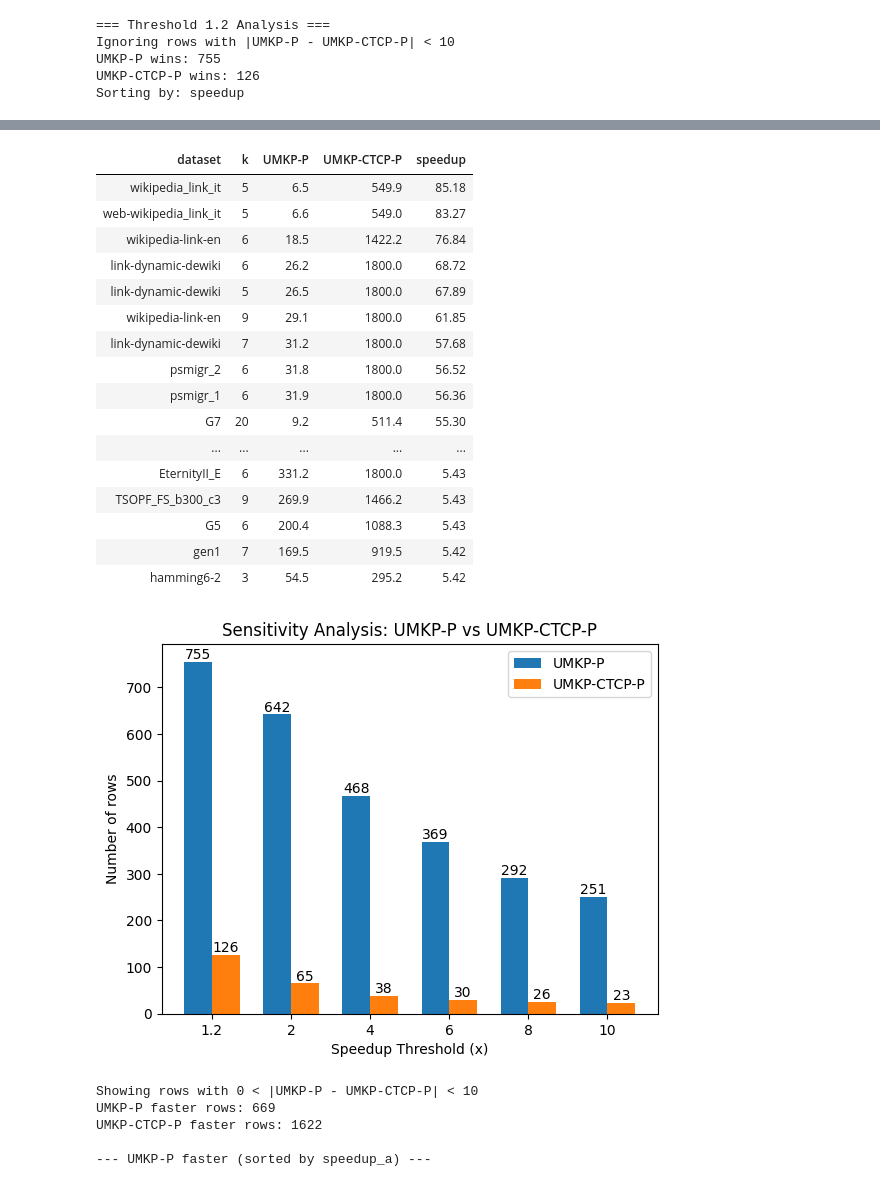
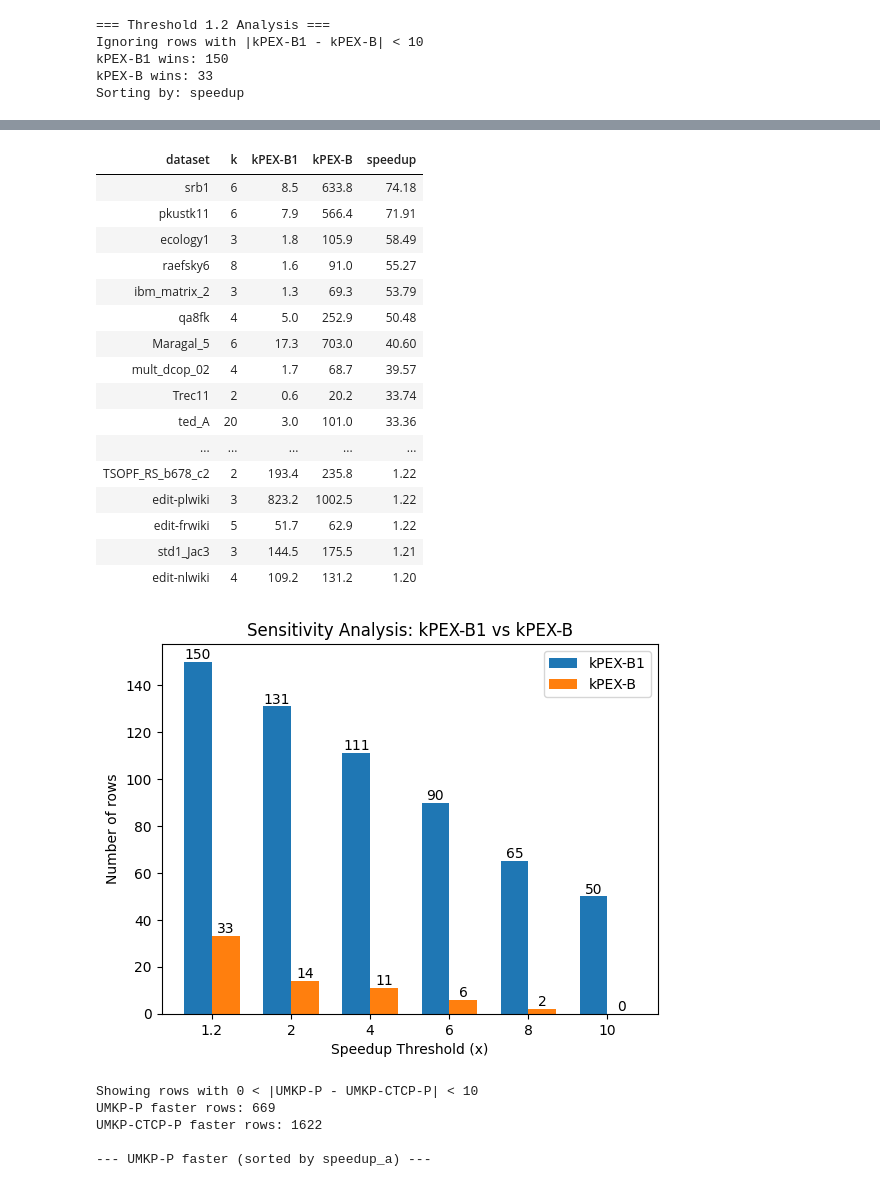
Before and after one commit to akhlaqueak/kplex-ML, a Jupyter notebook: notebooks/entire-data-algos.ipynb, the cells around one changed output, grey strips where cells are left out. Drawn from its saved outputs; the diff is of its cells as text; code cells hidden in the pictures.

```diff
--- a/notebooks/entire-data-algos.ipynb
+++ b/notebooks/entire-data-algos.ipynb
@@ -46,7 +46,7 @@ df = df.rename(columns=lambda c: c.replace("-total", ""))
 df = clean_dataframe(df)
 
 all_algos=[
-    'kPEX-S', 'kPEX-R', 'kPEX-P', 'kPEX-B', 'kPEX-MB',
+    'kPEX-S', 'kPEX-R', 'kPEX-P', 'kPEX-B', 'kPEX-MB','kPEX-B1',
     'kPEX-oriented-S', 'kPEX-oriented-R', 'kPEX-oriented-P', 'kPEX-oriented-B', 'kPEX-oriented-MB',
     'UMKP-S', 'UMKP-R', 'UMKP-P', 'UMKP-B', "UMKP-CTCP-P",
     'UMKP-oriented-S', 'UMKP-oriented-R', 'UMKP-oriented-P', 'UMKP-oriented-B',
@@ -618,7 +634,7 @@ def compare_speedups(df, col_a, col_b,
 # compare_speedups(df, "UMKP-S", "DiseMKP", min_abs_diff=10)
 # compare_speedups(df, "UMKP-CTCP-P", "Maple",  min_abs_diff=10)
 
-compare_speedups(df, "UMKP-P", "UMKP-CTCP-P",  min_abs_diff=10)
+# compare_speedups(df, "UMKP-P", "UMKP-CTCP-P",  min_abs_diff=10)
 # compare_speedups(df, "UMKP-oriented-B", "kPlexT",  min_abs_diff=10)
 # compare_speedups(df, "UMKP-P", "UMKP-CTCP-P",  min_abs_diff=10)
 # compare_speedups(df, "UMKP+-oriented-B", "kPlexT", min_abs_diff=10)
@@ -627,13 +643,13 @@ compare_speedups(df, "UMKP-P", "UMKP-CTCP-P",  min_abs_diff=10)
 
 # compare_speedups(df, "UMKP+-R", "UMKP-R", min_abs_diff=10)
 # compare_speedups(df, "UMKP+-S", "UMKP+-oriented-S", min_abs_diff=10)
-# compare_speedups(df, "kPEX-B", "kPEX-MB", min_abs_diff=10)
+compare_speedups(df, "kPEX-B1", "kPEX-B", min_abs_diff=10)
 # compare_speedups(df, "UMKP+-oriented-B", "kPlexT", min_abs_diff=10)
 # compare_speedups(df, "UMKP+-R", "UMKP+-oriented-R", min_abs_diff=10)
 # compare_speedups(df, "kPEX-orig", "kPEX", min_abs_diff=10)
 # %% [output]
 === Threshold 1.2 Analysis ===
-Ignoring rows with |UMKP-P - UMKP-CTCP-P| < 10
-UMKP-P wins: 755
-UMKP-CTCP-P wins: 126
+Ignoring rows with |kPEX-B1 - kPEX-B| < 10
+kPEX-B1 wins: 150
+kPEX-B wins: 33
 Sorting by: speedup
@@ -657,21 +673,21 @@ Sorting by: speedup
-| dataset | k | UMKP-P | UMKP-CTCP-P | speedup |
-| wikipedia_link_it | 5 | 6.5 | 549.9 | 85.18 |
-| web-wikipedia_link_it | 5 | 6.6 | 549.0 | 83.27 |
-| wikipedia-link-en | 6 | 18.5 | 1422.2 | 76.84 |
-| link-dynamic-dewiki | 6 | 26.2 | 1800.0 | 68.72 |
-| link-dynamic-dewiki | 5 | 26.5 | 1800.0 | 67.89 |
-| wikipedia-link-en | 9 | 29.1 | 1800.0 | 61.85 |
-| link-dynamic-dewiki | 7 | 31.2 | 1800.0 | 57.68 |
-| psmigr_2 | 6 | 31.8 | 1800.0 | 56.52 |
-| psmigr_1 | 6 | 31.9 | 1800.0 | 56.36 |
-| G7 | 20 | 9.2 | 511.4 | 55.30 |
+| dataset | k | kPEX-B1 | kPEX-B | speedup |
+| srb1 | 6 | 8.5 | 633.8 | 74.18 |
+| pkustk11 | 6 | 7.9 | 566.4 | 71.91 |
+| ecology1 | 3 | 1.8 | 105.9 | 58.49 |
+| raefsky6 | 8 | 1.6 | 91.0 | 55.27 |
+| ibm_matrix_2 | 3 | 1.3 | 69.3 | 53.79 |
+| qa8fk | 4 | 5.0 | 252.9 | 50.48 |
+| Maragal_5 | 6 | 17.3 | 703.0 | 40.60 |
+| mult_dcop_02 | 4 | 1.7 | 68.7 | 39.57 |
+| Trec11 | 2 | 0.6 | 20.2 | 33.74 |
+| ted_A | 20 | 3.0 | 101.0 | 33.36 |
 | ... | ... | ... | ... | ... |
-| EternityII_E | 6 | 331.2 | 1800.0 | 5.43 |
-| TSOPF_FS_b300_c3 | 9 | 269.9 | 1466.2 | 5.43 |
-| G5 | 6 | 200.4 | 1088.3 | 5.43 |
-| gen1 | 7 | 169.5 | 919.5 | 5.42 |
-| hamming6-2 | 3 | 54.5 | 295.2 | 5.42 |
+| TSOPF_RS_b678_c2 | 2 | 193.4 | 235.8 | 1.22 |
+| edit-plwiki | 3 | 823.2 | 1002.5 | 1.22 |
+| edit-frwiki | 5 | 51.7 | 62.9 | 1.22 |
+| std1_Jac3 | 3 | 144.5 | 175.5 | 1.21 |
+| edit-nlwiki | 4 | 109.2 | 131.2 | 1.20 |
-[figure, old version]
+[figure, new version]
 # %%
 def compare_speedups(df, col_a, col_b,
                      min_time_threshold=1.0,
```
Also changed, not shown: parts of 7 cells of this notebook, 16 other files.
